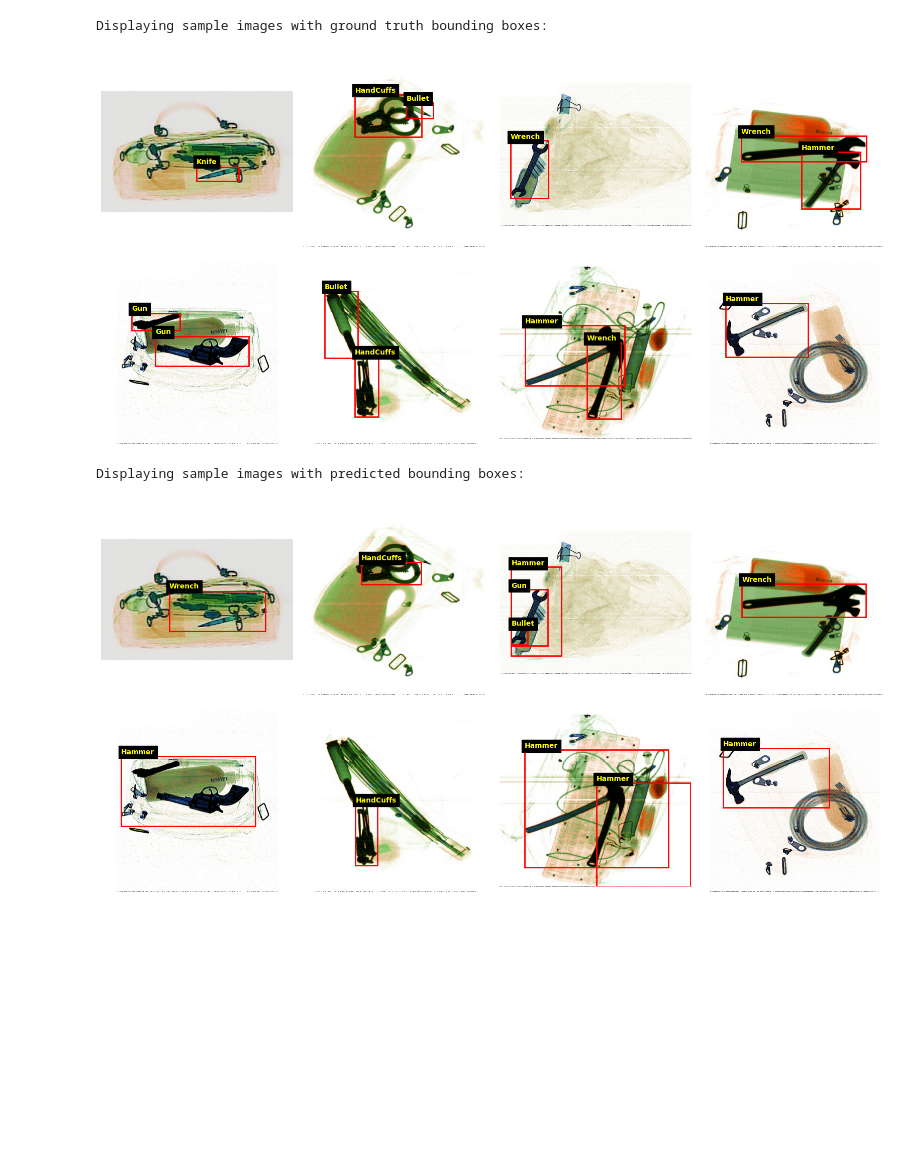
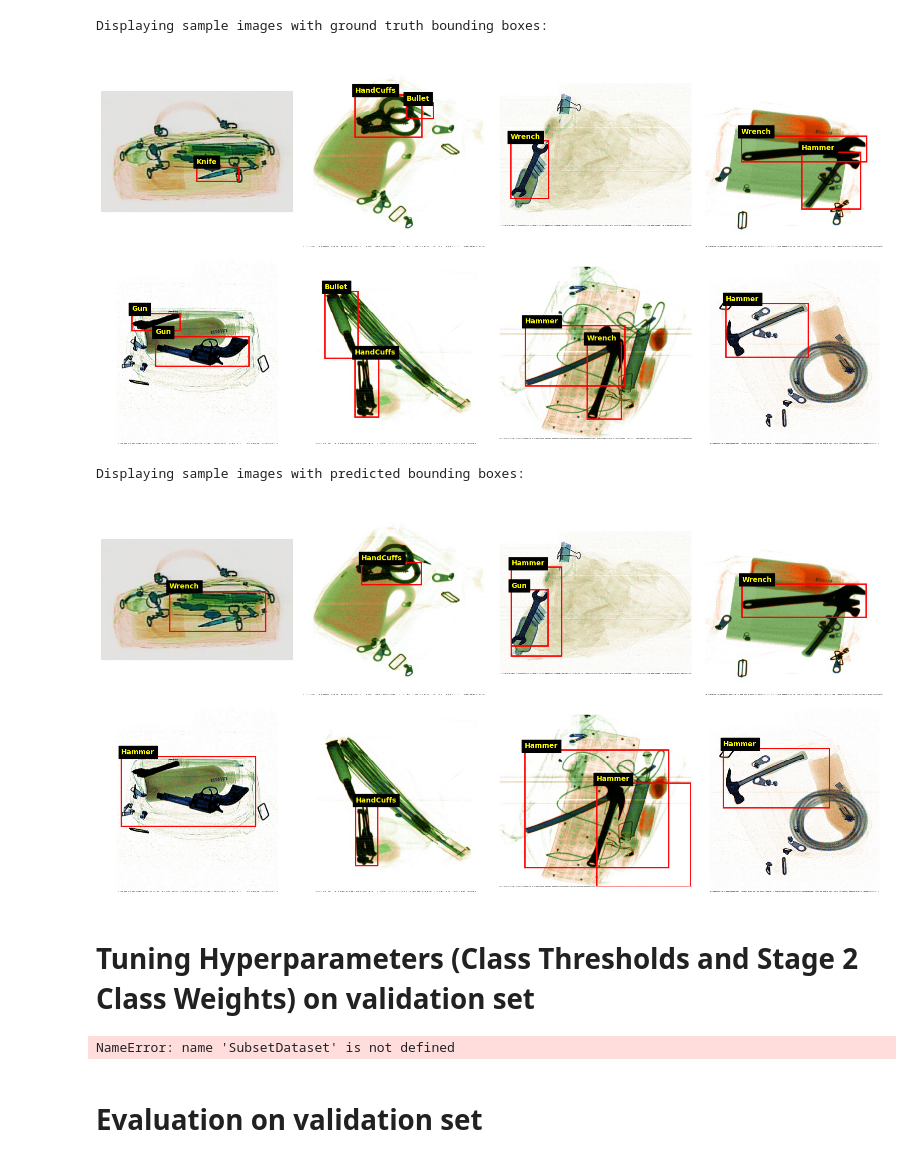
Before and after one commit to JeanJNMV/MDS-VIC_XRay_Challenge, a Jupyter notebook: notebooks/TwoStageDetector.ipynb, the cells around one changed output. Drawn from its saved outputs; the diff is of its cells as text; code cells hidden in the pictures; blank space fills up the shorter version.

```diff
--- a/notebooks/TwoStageDetector.ipynb
+++ b/notebooks/TwoStageDetector.ipynb
@@ -15,9 +19,5 @@ Test: 900 images
 # %%
-detector = TwoStageDetector(
-    nc=6,
-    stage1_threshold=0.45,
-    n_estimators=200,
-)
+model = TwoStageDetector()
 
-detector.train(train_dataset, validate=True)
+model.train(train_dataset, validate=True)
 # %% [output]
@@ -40,25 +33,59 @@ Stage 2 CV Accuracy: 0.826 (+/- 0.051)
 
 Training complete!
 # %%
-model = detector
 indexes = list(range(8))
 
 images = [val_dataset[i][0] for i in indexes]
 labels = [val_dataset[i][1] for i in indexes]
 
 print("Displaying sample images with ground truth bounding boxes:")
 show_images_and_bboxes(val_dataset, images, labels, cols=4)
 
 preds = []
 for img in images:
     boxes = model.detect(img)
 
     preds.append(boxes)
 
 print("Displaying sample images with predicted bounding boxes:")
 show_images_and_bboxes(val_dataset, images, preds, cols=4)
 # %% [output]
 Displaying sample images with ground truth bounding boxes:
 [figure]
 Displaying sample images with predicted bounding boxes:
-[figure, old version]
+[figure, new version]
+# %% [markdown]
+# Tuning Hyperparameters (Class Thresholds and Stage 2 Class Weights) on validation set
+# %%
+val_subset = SubsetDataset(val_dataset, n_samples=50)
+
+best_score_thresh = -1.0
+best_thresholds = model.class_thresholds.copy()
+possible_values = [0.4, 0.5, 0.6, 0.7, 0.8]
+N_trials = 100
+
+print(f"Starting Threshold Tuning on {len(val_subset)} images...")
+
+for i in tqdm(range(N_trials)):
+    # Generate random thresholds for all 6 classes
+    current_thresholds = {c: random.choice(possible_values) for c in range(6)}
+
+    # Update model thresholds directly (No training needed)
+    model.class_thresholds = current_thresholds
+
+    # Evaluate
+    current_score = evaluate_score(model, val_subset)
+
+    # Track best
+    if current_score > best_score_thresh:
+        best_score_thresh = current_score
+        best_thresholds = current_thresholds
+        print(
+            f"[Iter {i + 1}] New best score: {best_score_thresh:.4f} | Config: {best_thresholds}"
+        )
+
+print("\n--- Tuning Complete ---")
+print(f"Best Score: {best_score_thresh:.4f}")
+print(f"Best Thresholds: {best_thresholds}")
+# %% [output]
+NameError: name 'SubsetDataset' is not defined
@@ -65 +140,3 @@ Displaying sample images with predicted bounding boxes:
+# %% [markdown]
+# Evaluation on validation set
 # %%
```
Also changed, not shown: parts of 11 cells of this notebook, 4 other files.
